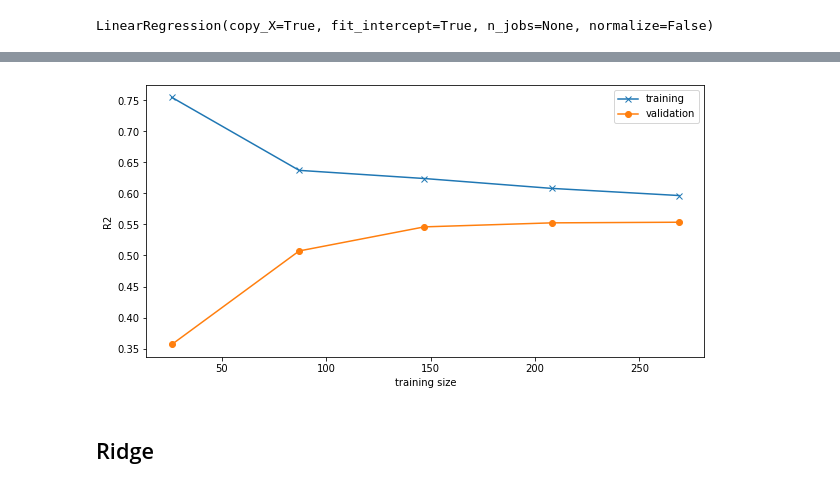
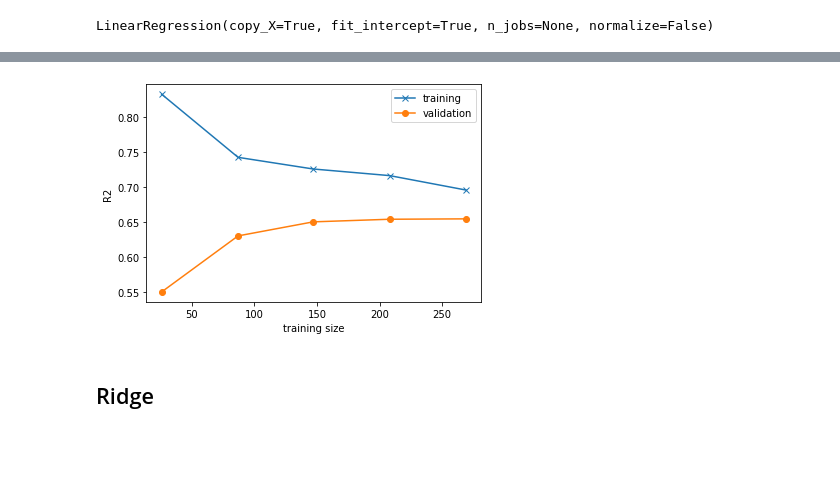
Before and after one commit to prudolph1/regression_base_code, a Jupyter notebook: regression_methods.ipynb, the cells around one changed output, grey strips where cells are left out. Drawn from its saved outputs; the diff is of its cells as text; code cells hidden in the pictures; blank space fills up the shorter version.

```diff
--- a/regression_methods.ipynb
+++ b/regression_methods.ipynb
@@ -135,7 +84,7 @@ sns.violinplot(x="CHAS", y="MEDV", data=boston);
 ## Define Training and Test Validation Sets
 # %%
 # subset X (features) and y (target)
-X = boston[feature_subset]
+X = boston.iloc[:,:-1]
 y = boston['MEDV']
 # %%
 X_train, X_test, y_train, y_test = train_test_split(X, y, test_size = 0.2, random_state = 52)
@@ -152,6 +90,0 @@ dtype: float64
-# %%
-# check plots for skew > 0.75 (general guideline)
-skew_features = list(skew.loc[abs(skew) > 0.75].index)
-for feature_name in skew_features:
-    sns.distplot(X_train[feature_name])
-    plt.show()
@@ -160,0 +122,6 @@ for feature_name in skew_features:
+# %%
+# feature distrubtions
+skew = X_train.skew()
+print(f'Skew:\n{skew}')
+boston.iloc[:,:-1].select_dtypes(include = ['float','int']).hist(figsize = (15,10))
+plt.show()
@@ -176,0 +178,6 @@ for feature_name in skew_features:
+# %%
+# subset features
+feature_subset = ['INDUS','NOX','TAX','LOG1P_PTRATIO','LOG1P_LSTAT']
+X = X[feature_subset].copy()
+X_train = X_train[feature_subset].copy()
+X_test = X_test[feature_subset].copy()
@@ -294,6 +306,6 @@ model_plots(y_train,y_predict_train)
 # %%
-model_learning_curve(model,X_train[feature_subset],y_train)
+model_learning_curve(model,X_train,y_train)
 # %% [output]
-[figure, old version]
+[figure, new version]
 # %% [markdown]
 ## Ridge
```
Also changed, not shown: parts of 32 cells of this notebook.
